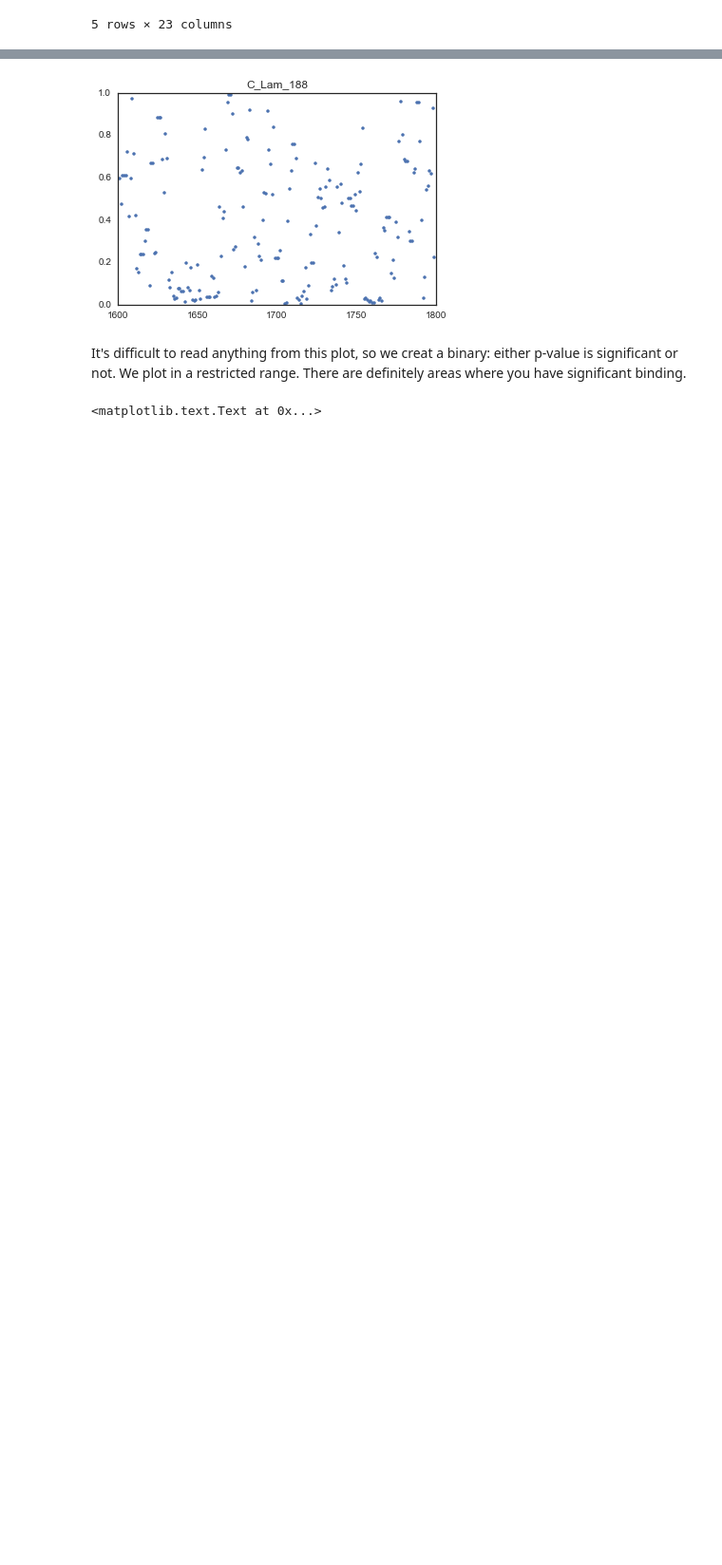
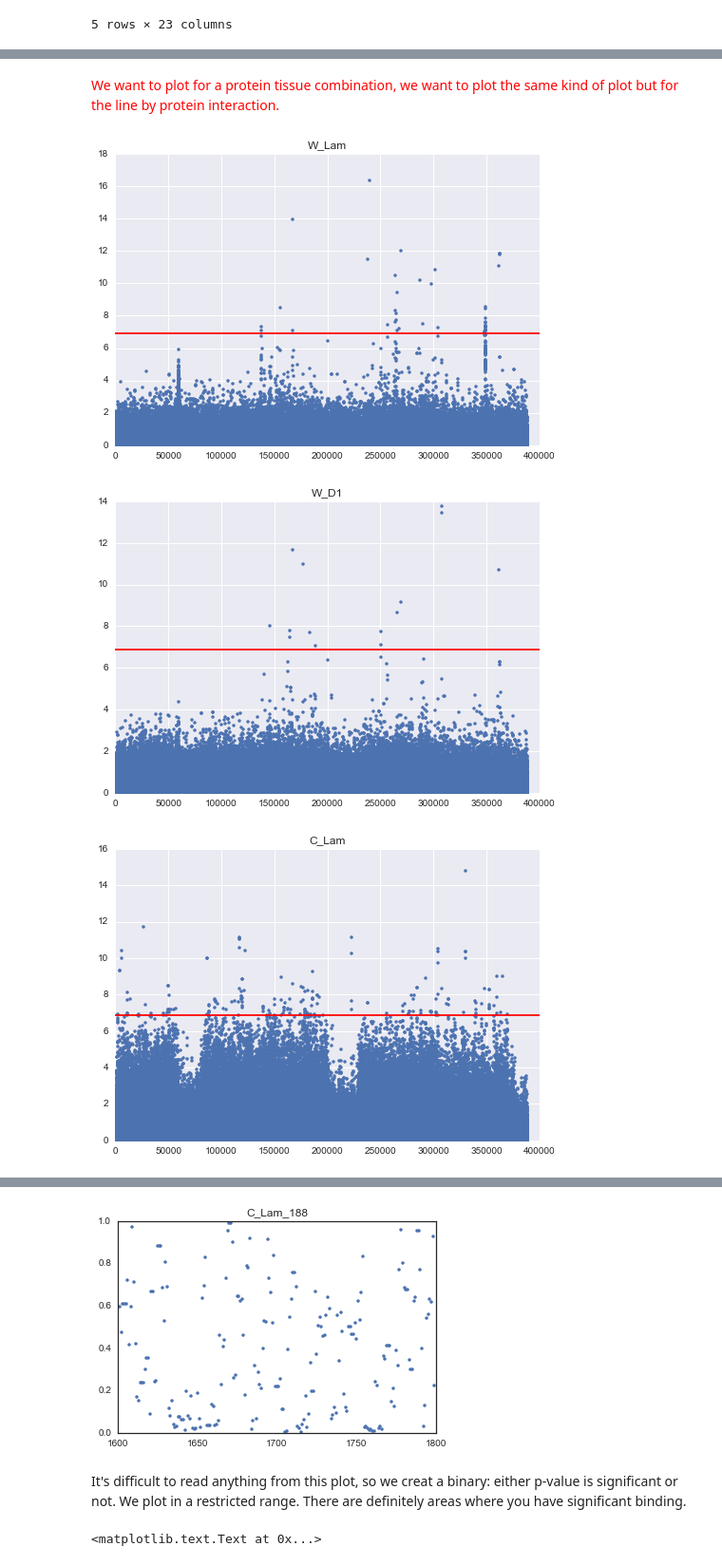
Before and after one commit to leandraking/SacktonProject, a Jupyter notebook: 20160607_DamID_analysis.ipynb, the cells around one changed output, grey strips where cells are left out. Shown at 95% size. Cells and saved outputs as stored; diff of their text form; code cells hidden in the pictures; blank space fills up the shorter version.

```diff
--- a/20160607_DamID_analysis.ipynb
+++ b/20160607_DamID_analysis.ipynb
@@ -504,0 +528,17 @@ plt.title(tissue + '_'+ protein + '_' + line)
+# %% [markdown]
+<font color="red">We want to plot for a protein tissue combination, we want to plot the same kind of plot but for the line by protein interaction.</font>
+# %%
+protein="Lam"
+tissue="W"
+for tissue in ["W","C","T"]:
+    for protein in ["Lam", "D1"]:
+        f, ax = plt.subplots()
+        plt.plot(-np.log10(pval[tissue + '_'+ protein])[::], '.')
+        plt.title(tissue + '_'+ protein )
+        len_data= len(pval[tissue + '_'+ protein].dropna())
+        plt.axhline(y=-np.log10(.05/len_data),xmin=0, xmax=len_data, color="red")
+        plt.show()
+# %% [output]
+[figure, added]
+[figure, added]
+[figure, added]
```
Also changed, not shown: parts of 23 cells of this notebook.
